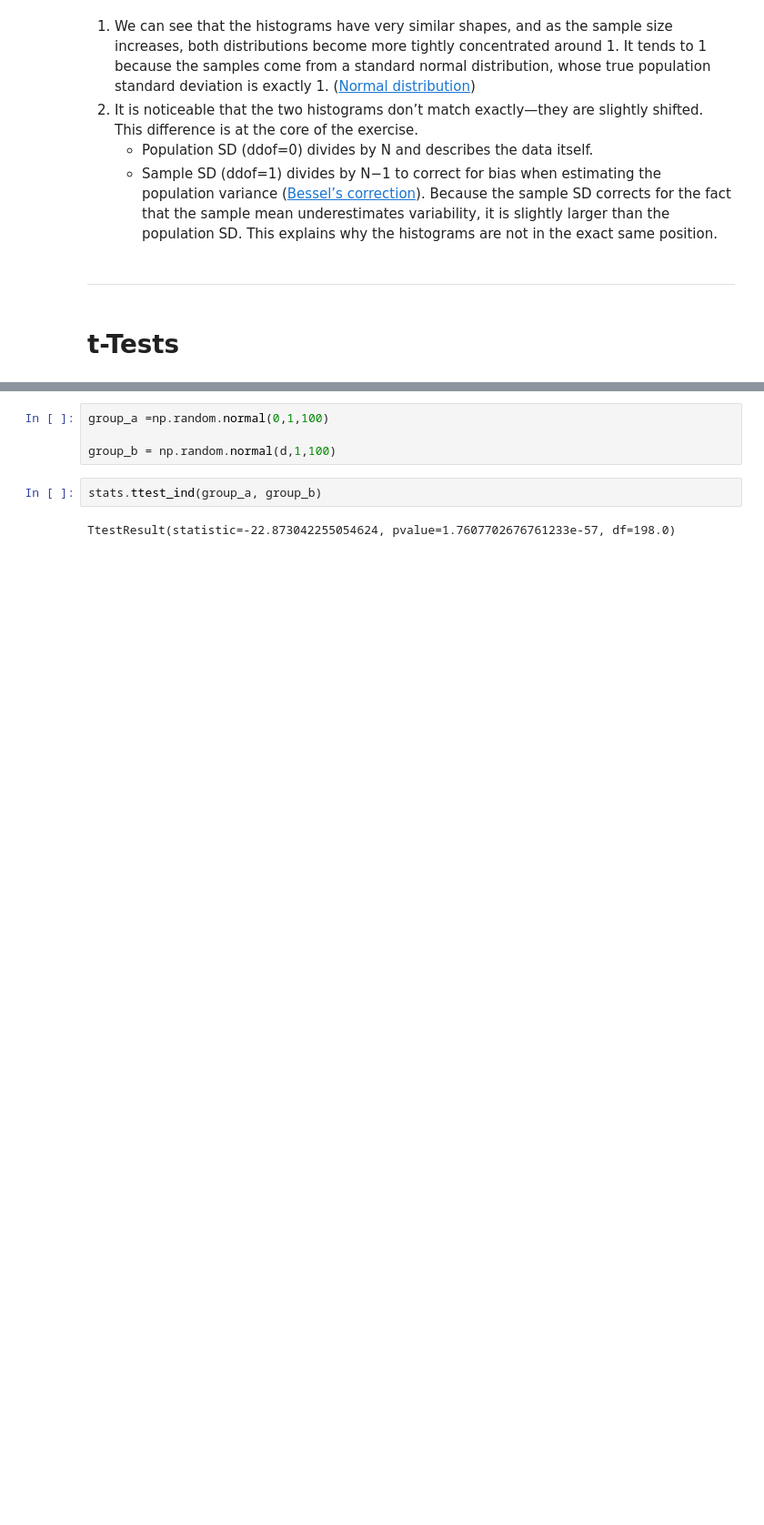
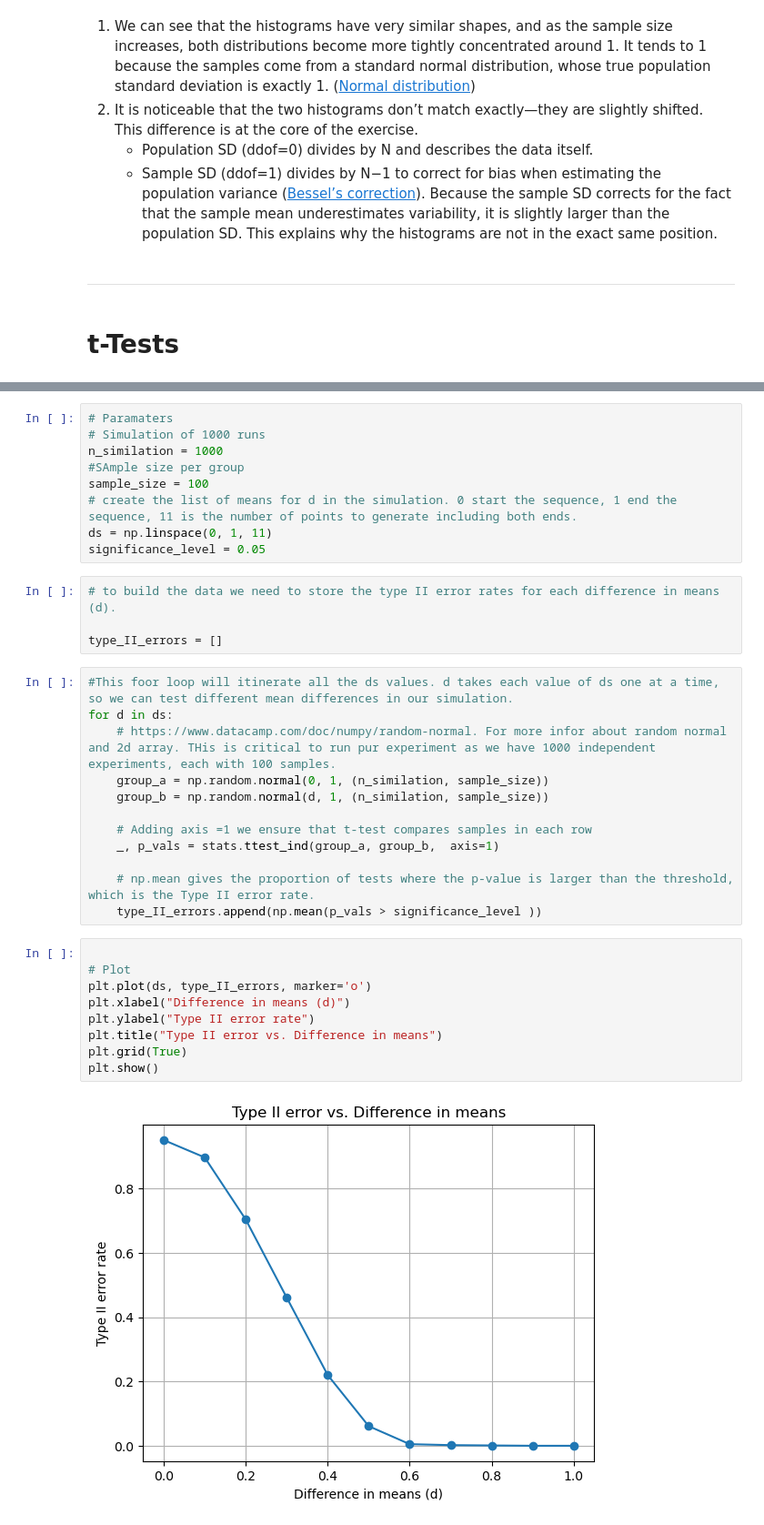
Before and after one commit to RobAstur/Applied-Statistics, a Jupyter notebook: problems.ipynb, the cells around one changed output, grey strips where cells are left out. Shown at 91% size. Saved outputs shown, nothing was run; the diff lists cells and outputs as text; blank space fills up the shorter version.

```diff
--- a/problems.ipynb
+++ b/problems.ipynb
@@ -171,8 +173,36 @@ Because the sample SD corrects for the fact that the sample mean underestimates
 # %%
-group_a =np.random.normal(0,1,100)
-
-group_b = np.random.normal(d,1,100)
+# Paramaters
+# Simulation of 1000 runs
+n_similation = 1000
+#SAmple size per group
+sample_size = 100
+# create the list of means for d in the simulation. 0 start the sequence, 1 end the sequence, 11 is the number of points to generate including both ends.
+ds = np.linspace(0, 1, 11)
+significance_level = 0.05
 # %%
-stats.ttest_ind(group_a, group_b)
+# to build the data we need to store the type II error rates for each difference in means (d).
+
+type_II_errors = []
-# %% [output]
-TtestResult(statistic=-22.873042255054624, pvalue=1.7607702676761233e-57, df=198.0)
+# %%
+#This foor loop will itinerate all the ds values. d takes each value of ds one at a time, so we can test different mean differences in our simulation.
+for d in ds:
+    # https://www.datacamp.com/doc/numpy/random-normal. For more infor about random normal and 2d array. THis is critical to run pur experiment as we have 1000 independent experiments, each with 100 samples.
+    group_a = np.random.normal(0, 1, (n_similation, sample_size))
+    group_b = np.random.normal(d, 1, (n_similation, sample_size))
+
+    # Adding axis =1 we ensure that t-test compares samples in each row
+    _, p_vals = stats.ttest_ind(group_a, group_b,  axis=1)
+
+    # np.mean gives the proportion of tests where the p-value is larger than the threshold, which is the Type II error rate.
+    type_II_errors.append(np.mean(p_vals > significance_level ))
+# %%
+
+# Plot
+plt.plot(ds, type_II_errors, marker='o')
+plt.xlabel("Difference in means (d)")
+plt.ylabel("Type II error rate")
+plt.title("Type II error vs. Difference in means")
+plt.grid(True)
+plt.show()
+# %% [output]
+[figure, added]
```
Also changed, not shown: parts of 2 cells of this notebook.
